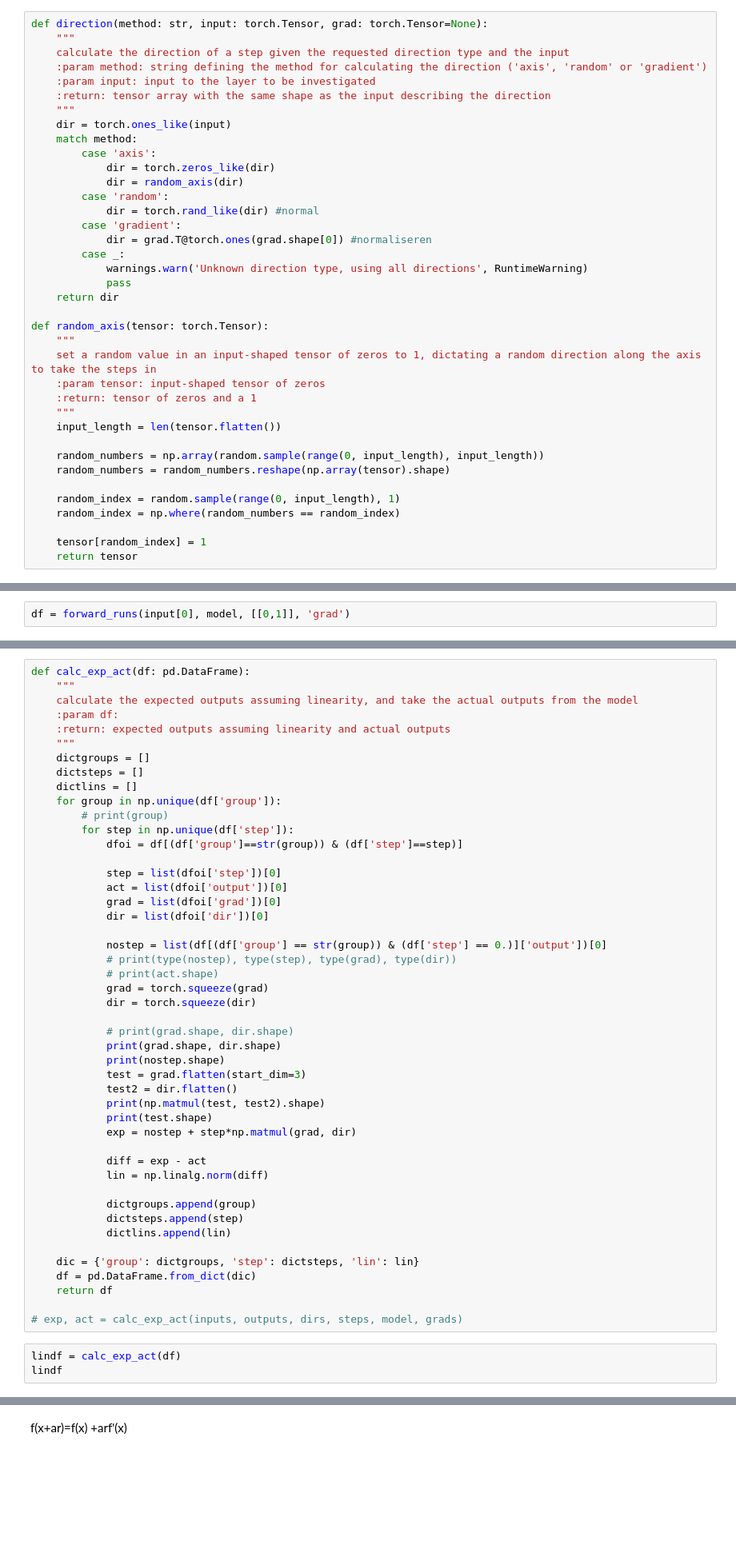
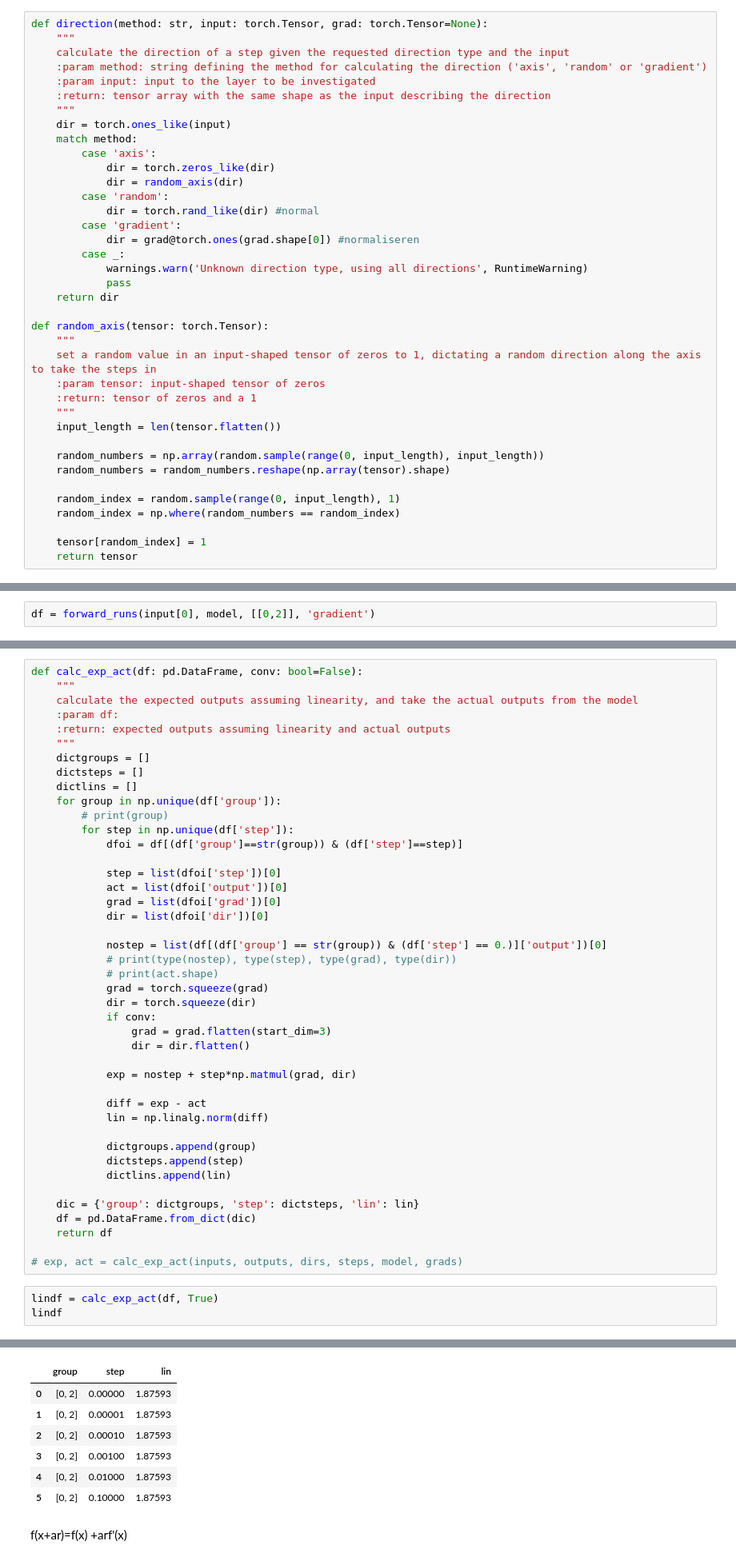
Before and after one commit to teunpe/master_internship, a Jupyter notebook: mlp.ipynb, the cells around one changed output, grey strips where cells are left out. Shown: that part at 80% size. Cells and saved outputs as stored; diff of their text form; blank space fills up the shorter version.

```diff
--- a/mlp.ipynb
+++ b/mlp.ipynb
@@ -236,7 +236,7 @@ def direction(method: str, input: torch.Tensor, grad: torch.Tensor=None):
         case 'random':
             dir = torch.rand_like(dir) #normal
         case 'gradient':
-            dir = grad.T@torch.ones(grad.shape[0]) #normaliseren
+            dir = grad@torch.ones(grad.shape[0]) #normaliseren
         case _:
             warnings.warn('Unknown direction type, using all directions', RuntimeWarning)
             pass
@@ -333,4 +334,4 @@ def forward_runs(startinput: torch.Tensor, model, layergroups: list, dirtype: st
     model.set_end_layer(len(model.model))
     return df
 # %%
-df = forward_runs(input[0], model, [[0,1]], 'grad')
+df = forward_runs(input[0], model, [[0,2]], 'gradient')
@@ -345,5 +345,5 @@ NameError: name 'df' is not defined
 # %%
-def calc_exp_act(df: pd.DataFrame):
+def calc_exp_act(df: pd.DataFrame, conv: bool=False):
     """
     calculate the expected outputs assuming linearity, and take the actual outputs from the model
     :param df:
@@ -367,14 +367,10 @@ def calc_exp_act(df: pd.DataFrame):
             # print(act.shape)
             grad = torch.squeeze(grad)
             dir = torch.squeeze(dir)
+            if conv:
+                grad = grad.flatten(start_dim=3)
+                dir = dir.flatten()
 
-            # print(grad.shape, dir.shape)
-            print(grad.shape, dir.shape)
-            print(nostep.shape)
-            test = grad.flatten(start_dim=3)
-            test2 = dir.flatten()
-            print(np.matmul(test, test2).shape)
-            print(test.shape)
             exp = nostep + step*np.matmul(grad, dir)
 
             diff = exp - act
@@ -390,6 +386,6 @@ def calc_exp_act(df: pd.DataFrame):
 
 # exp, act = calc_exp_act(inputs, outputs, dirs, steps, model, grads)
 # %%
-lindf = calc_exp_act(df)
+lindf = calc_exp_act(df, True)
 lindf
 # %% [output]
@@ -401,3 +392,10 @@ RuntimeError: The size of tensor a (26) must match the size of tensor b (28) at
+|  | group | step | lin |
+| 0 | [0, 2] | 0.00000 | 1.87593 |
+| 1 | [0, 2] | 0.00001 | 1.87593 |
+| 2 | [0, 2] | 0.00010 | 1.87593 |
+| 3 | [0, 2] | 0.00100 | 1.87593 |
+| 4 | [0, 2] | 0.01000 | 1.87593 |
+| 5 | [0, 2] | 0.10000 | 1.87593 |
 # %% [markdown]
 f(x+ar)=f(x) +arf'(x)
 # %%
```
Also changed, not shown: parts of 4 cells of this notebook.
